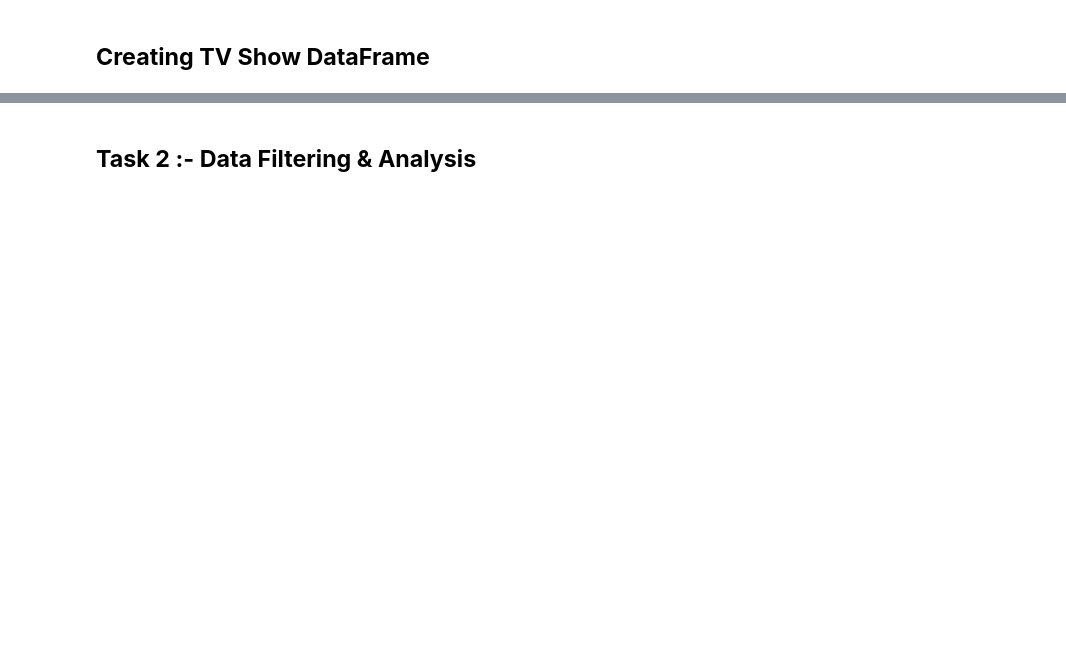
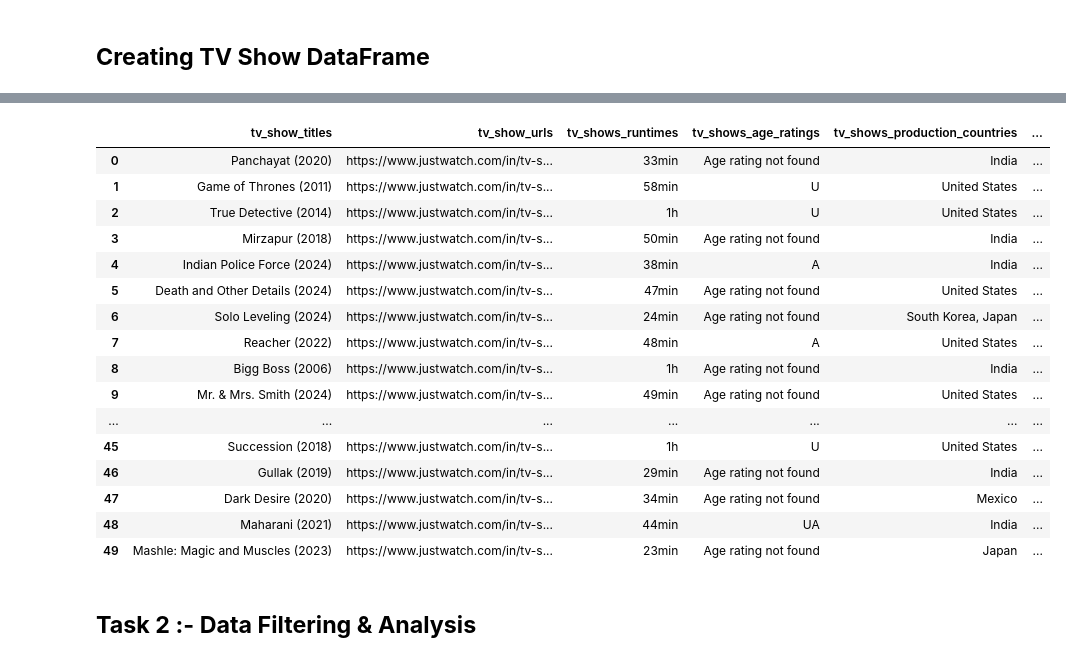
Before and after one commit to Amrit007-droid/Web-Scraping, a Jupyter notebook: Numerical_Programming_in_Python_Web_Scraping.ipynb, the cells around one changed output, grey strips where cells are left out. Cells and saved outputs as stored; diff of their text form; code cells hidden in the pictures; blank space fills up the shorter version.

```diff
--- a/Numerical_Programming_in_Python_Web_Scraping.ipynb
+++ b/Numerical_Programming_in_Python_Web_Scraping.ipynb
@@ -783,0 +836,18 @@ print(soup.prettify())
+# %%
+# Write Your Code here
+soup2 = BeautifulSoup(page.text, 'html.parser')
+
+# List to store TV show titles
+tv_show_titles = []
+
+# Find all anchor tags with class 'title-list-grid__item--link'
+tv_show_links = soup2.find_all('a', class_='title-list-grid__item--link')
+
+# Extract TV show titles from the href attribute
+for tv_show_link in tv_show_links:
+    href = tv_show_link.get('href')
+    if href:
+        tv_show_name = href.split('/')[-1]  # Extract the last segment as the TV show name
+        tv_show_titles.append(tv_show_name)
+    else:
+        tv_show_titles.append("Title not found")
@@ -815,0 +1333,18 @@ print(soup.prettify())
+# %%
+# Write Your Code here
+# Create a dictionary with the TV shows data
+tv_shows_data = {
+    'tv_show_titles': tv_show_titles,
+    'tv_show_urls': tv_show_urls,
+    'tv_shows_runtimes': runtimes_list2,
+    'tv_shows_age_ratings': age_ratings_list2,
+    'tv_shows_production_countries': production_country_list2,
+    'tv_shows_imdb_ratings': imdb_ratings_list2,
+    'tv_shows_genres': genres_list2,
+    'tv_shows_release_years': release_years_list2,
+    'tv_shows_streaming_availability': streaming_availability_list2,
+}
+
+# Create a DataFrame from the dictionary
+tv_shows_dataframe = pd.DataFrame(tv_shows_data)
+tv_shows_dataframe
@@ -816,2 +1365,22 @@ print(soup.prettify())
+# %%
+tv_shows_dataframe.head(50)
+# %% [output]
+|  | tv_show_titles | tv_show_urls | tv_shows_runtimes | tv_shows_age_ratings | tv_shows_production_countries | ... |
+| 0 | Panchayat (2020) | https://www.justwatch.com/in/tv-s... | 33min | Age rating not found | India | ... |
+| 1 | Game of Thrones (2011) | https://www.justwatch.com/in/tv-s... | 58min | U | United States | ... |
+| 2 | True Detective (2014) | https://www.justwatch.com/in/tv-s... | 1h | U | United States | ... |
+| 3 | Mirzapur (2018) | https://www.justwatch.com/in/tv-s... | 50min | Age rating not found | India | ... |
+| 4 | Indian Police Force (2024) | https://www.justwatch.com/in/tv-s... | 38min | A | India | ... |
+| 5 | Death and Other Details (2024) | https://www.justwatch.com/in/tv-s... | 47min | Age rating not found | United States | ... |
+| 6 | Solo Leveling (2024) | https://www.justwatch.com/in/tv-s... | 24min | Age rating not found | South Korea, Japan | ... |
+| 7 | Reacher (2022) | https://www.justwatch.com/in/tv-s... | 48min | A | United States | ... |
+| 8 | Bigg Boss (2006) | https://www.justwatch.com/in/tv-s... | 1h | Age rating not found | India | ... |
+| 9 | Mr. & Mrs. Smith (2024) | https://www.justwatch.com/in/tv-s... | 49min | Age rating not found | United States | ... |
+| ... | ... | ... | ... | ... | ... | ... |
+| 45 | Succession (2018) | https://www.justwatch.com/in/tv-s... | 1h | U | United States | ... |
+| 46 | Gullak (2019) | https://www.justwatch.com/in/tv-s... | 29min | Age rating not found | India | ... |
+| 47 | Dark Desire (2020) | https://www.justwatch.com/in/tv-s... | 34min | Age rating not found | Mexico | ... |
+| 48 | Maharani (2021) | https://www.justwatch.com/in/tv-s... | 44min | UA | India | ... |
+| 49 | Mashle: Magic and Muscles (2023) | https://www.justwatch.com/in/tv-s... | 23min | Age rating not found | Japan | ... |
 # %% [markdown]
 ## **Task 2 :- Data Filtering & Analysis**
```
Also changed, not shown: parts of 52 cells of this notebook.
